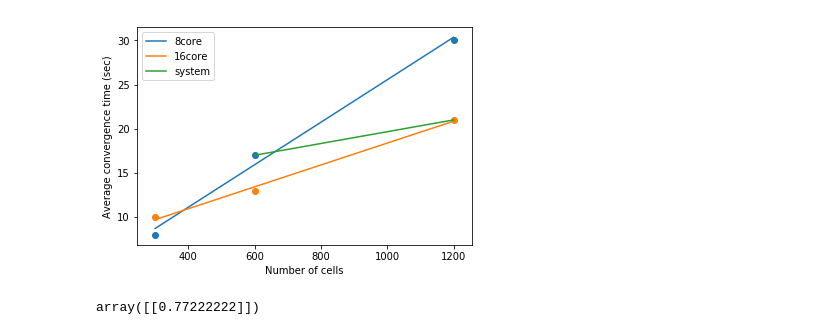
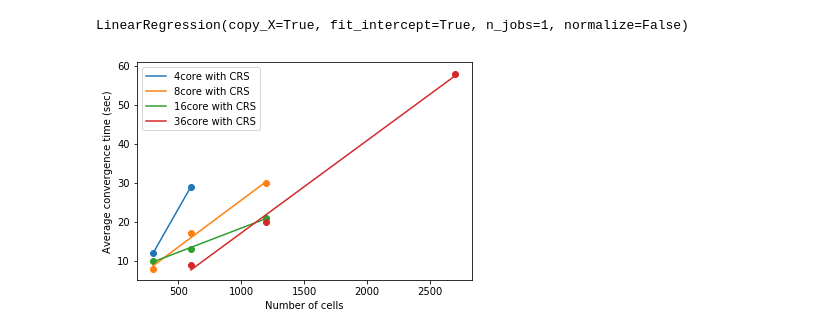
Before and after one commit to golkarb/learn_python, a Jupyter notebook: pci_convergence_time.ipynb, the cells around one changed output. Drawn from its saved outputs; the diff is of its cells as text; code cells hidden in the pictures.

```diff
--- a/pci_convergence_time.ipynb
+++ b/pci_convergence_time.ipynb
@@ -27,17 +1,75 @@ print(regr3.coef_, regr3.intercept_)
+# %%
+xdata=[[300], [600], [1200]]
+
+xdata_4core=[[300], [600]]
+ydata_4core_CRS=[[12], [29]]
+ydata_4core_noCRS=[[1], [4]]
+
+ydata_8core_CRS=[[8], [17], [30]]
+ydata_8core_noCRS=[[1], [2], [5]]
+
+ydata_16core_CRS=[[10], [13], [21]]
+ydata_16core_noCRS=[[1], [1], [4]]
+
+xdata_36core=[[600], [1200], [2700]]
+
+ydata_36core_CRS=[[9], [20], [58]]
+ydata_36core_noCRS=[[1], [3], [9]]
+
+xdata_system=[[300], [600], [1200], [2700]]
+ydata_system_CRS=[[12], [17], [21], [58]]
+ydata_system_noCRS=[[1], [2], [4], [9]]
+# %%
+from sklearn.linear_model import LinearRegression
+
+regr_4core_CRS = LinearRegression()
+regr_4core_noCRS = LinearRegression()
+
+regr_8core_CRS = LinearRegression()
+regr_8core_noCRS = LinearRegression()
+
+regr_16core_CRS = LinearRegression()
+regr_16core_noCRS = LinearRegression()
+
+regr_36core_CRS = LinearRegression()
+regr_36core_noCRS = LinearRegression()
+
+regr_system_CRS = LinearRegression()
+regr_system_noCRS = LinearRegression()
+
+regr_4core_CRS.fit(xdata_4core,ydata_4core_CRS)
+regr_4core_noCRS.fit(xdata_4core,ydata_4core_noCRS)
+
+regr_8core_CRS.fit(xdata,ydata_8core_CRS)
+regr_8core_noCRS.fit(xdata,ydata_8core_noCRS)
+
+regr_16core_CRS.fit(xdata,ydata_16core_CRS)
+regr_16core_noCRS.fit(xdata,ydata_16core_noCRS)
+
+regr_36core_CRS.fit(xdata_36core,ydata_36core_CRS)
+regr_36core_noCRS.fit(xdata_36core,ydata_36core_noCRS)
+
+regr_system_CRS.fit(xdata_system,ydata_system_CRS)
+regr_system_noCRS.fit(xdata_system,ydata_system_noCRS)
+# %% [output]
+LinearRegression(copy_X=True, fit_intercept=True, n_jobs=1, normalize=False)
 # %%
 from matplotlib import pyplot as plt
-plt.scatter(xdata1, ydata1)
-plt.scatter(xdata2, ydata2)
-plt.plot(xdata1, regr1.coef_*xdata1 + regr1.intercept_, label='8core')
-plt.plot(xdata2, regr2.coef_*xdata2 + regr2.intercept_, label='16core')
-plt.plot(xdata3, regr3.coef_*xdata3 + regr3.intercept_, label='system')
+
+plt.scatter(xdata_4core, ydata_4core_CRS)
+plt.scatter(xdata, ydata_8core_CRS)
+plt.scatter(xdata, ydata_16core_CRS)
+plt.scatter(xdata_36core, ydata_36core_CRS)
+
+plt.plot(xdata_4core, regr_4core_CRS.coef_*xdata_4core + regr_4core_CRS.intercept_, label='4core with CRS')
+plt.plot(xdata, regr_8core_CRS.coef_*xdata + regr_8core_CRS.intercept_, label='8core with CRS')
+plt.plot(xdata, regr_16core_CRS.coef_*xdata + regr_16core_CRS.intercept_, label='16core with CRS')
+plt.plot(xdata_36core, regr_36core_CRS.coef_*xdata_36core + regr_36core_CRS.intercept_, label='36core with CRS')
+#plt.plot(xdata_system, regr_system_CRS.coef_*xdata_system + regr_system_CRS.intercept_, label='system')
+
 plt.legend()
 plt.xlabel('Number of cells')
 plt.ylabel('Average convergence time (sec)')
 plt.show()
 # %% [output]
-[figure, old version]
+[figure, new version]
-# %%
-regr3.predict([[5000]])/60
-# %% [output]
-array([[0.77222222]])
```
Also changed, not shown: parts of 3 cells of this notebook.
